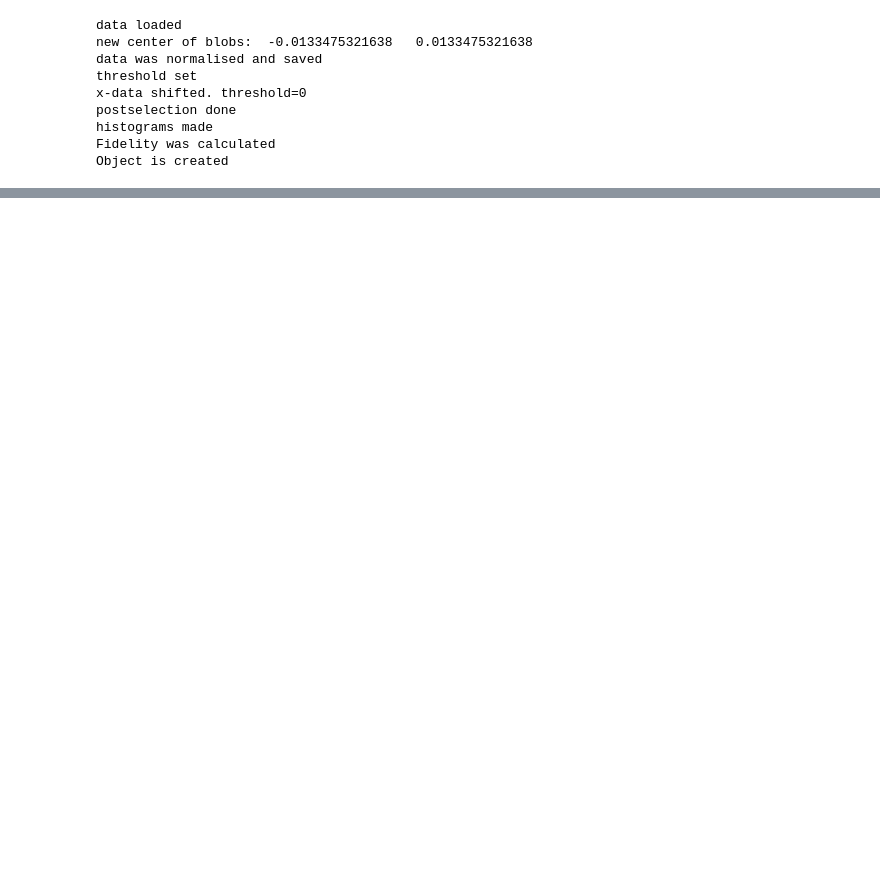
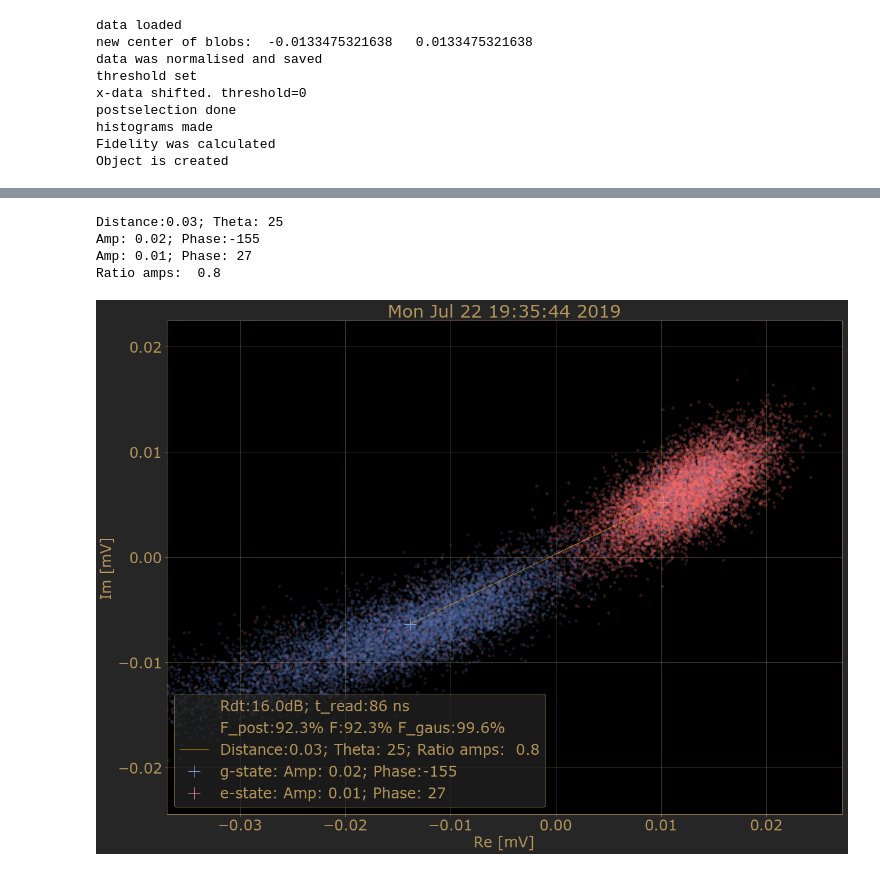
Before and after one commit to qc-coder/SingleShotReadout, a Jupyter notebook: plot_scatter_test.ipynb, the cells around one changed output, grey strips where cells are left out. Drawn from its saved outputs; the diff is of its cells as text; code cells hidden in the pictures; blank space fills up the shorter version.

```diff
--- a/plot_scatter_test.ipynb
+++ b/plot_scatter_test.ipynb
@@ -172,0 +23,9 @@ ax.set_xlabel('xyz')
+# %%
+plt.rc('font', size = 24)
+fig= ssr1.plot_scatter_two_blob(dark=True, figsize=[20,15], fontsize=24, markersize=16, transpcy=18e-2, save=True, savepath='C:\Users\V\Scripts\Spectroscopy_jup\pics')
+# %% [output]
+Distance:0.03; Theta: 25
+Amp: 0.02; Phase:-155
+Amp: 0.01; Phase: 27
+Ratio amps:  0.8
+[figure, added]
```
Also changed, not shown: parts of 21 cells of this notebook, 4 other files.
